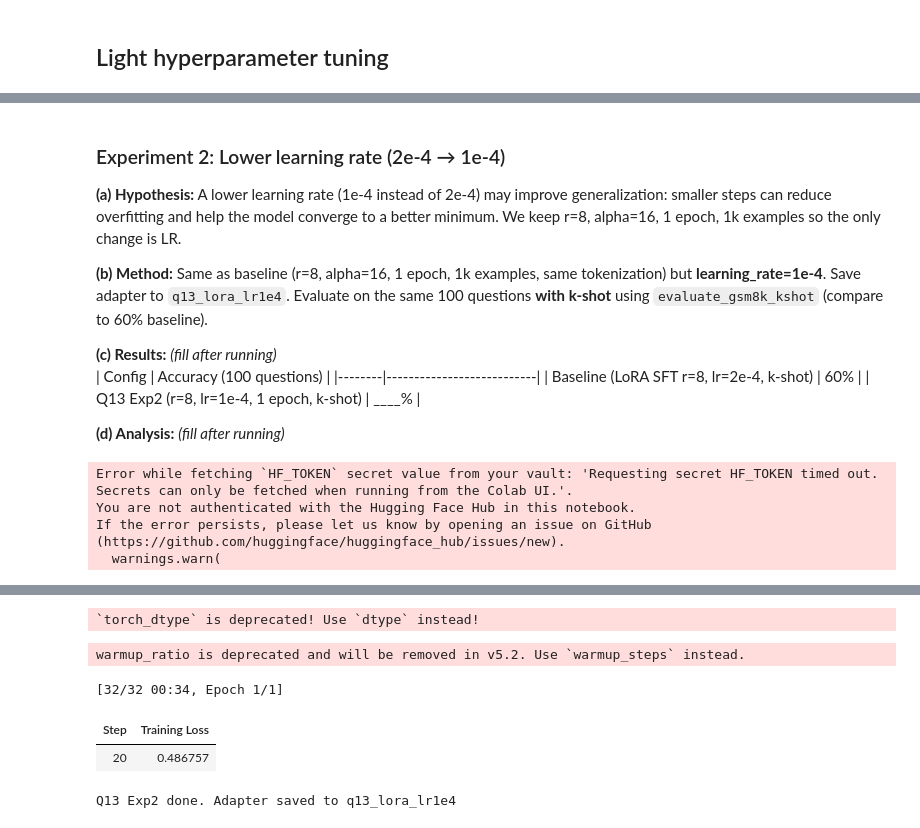
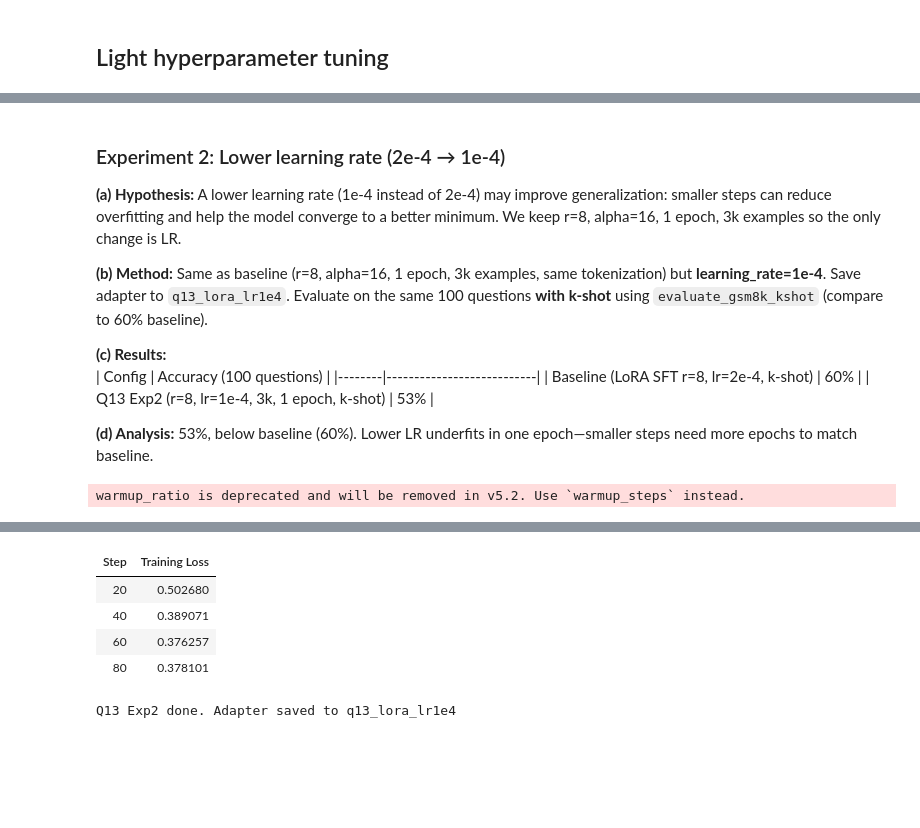
Before and after one commit to k-aryaman/llm-math-finetuning, a Jupyter notebook: main.ipynb, the cells around one changed output, grey strips where cells are left out. Saved outputs shown, nothing was run; the diff lists cells and outputs as text; code cells hidden in the pictures; blank space fills up the shorter version.

```diff
--- a/main.ipynb
+++ b/main.ipynb
@@ -1140,19 +1144,19 @@ print(f"Baseline (LoRA SFT r=8, k-shot): 60%  |  Q13 Exp1 (r=16, k-shot): {acc_q
 # %% [markdown]
 ### Experiment 2: Lower learning rate (2e-4 → 1e-4)
 
-**(a) Hypothesis:** A lower learning rate (1e-4 instead of 2e-4) may improve generalization: smaller steps can reduce overfitting and help the model converge to a better minimum. We keep r=8, alpha=16, 1 epoch, 1k examples so the only change is LR.
+**(a) Hypothesis:** A lower learning rate (1e-4 instead of 2e-4) may improve generalization: smaller steps can reduce overfitting and help the model converge to a better minimum. We keep r=8, alpha=16, 1 epoch, 3k examples so the only change is LR.
 
-**(b) Method:** Same as baseline (r=8, alpha=16, 1 epoch, 1k examples, same tokenization) but **learning_rate=1e-4**. Save adapter to `q13_lora_lr1e4`. Evaluate on the same 100 questions **with k-shot** using `evaluate_gsm8k_kshot` (compare to 60% baseline).
+**(b) Method:** Same as baseline (r=8, alpha=16, 1 epoch, 3k examples, same tokenization) but **learning_rate=1e-4**. Save adapter to `q13_lora_lr1e4`. Evaluate on the same 100 questions **with k-shot** using `evaluate_gsm8k_kshot` (compare to 60% baseline).
 
-**(c) Results:** *(fill after running)*
+**(c) Results:**
 | Config | Accuracy (100 questions) |
 |--------|---------------------------|
 | Baseline (LoRA SFT r=8, lr=2e-4, k-shot) | 60% |
-| Q13 Exp2 (r=8, lr=1e-4, 1 epoch, k-shot) | ____% |
+| Q13 Exp2 (r=8, lr=1e-4, 3k, 1 epoch, k-shot) | 53% |
 
-**(d) Analysis:** *(fill after running)*
+**(d) Analysis:** 53%, below baseline (60%). Lower LR underfits in one epoch—smaller steps need more epochs to match baseline.
 # %%
-# Q13 Experiment 2: Train LoRA with lower LR (r=8, alpha=16, lr=1e-4, 1 epoch, 1k examples) — self-contained
+# Q13 Experiment 2: Train LoRA with lower LR (r=8, alpha=16, lr=1e-4, 1 epoch, 3k examples) — self-contained
 import torch
 from datasets import load_dataset
 from transformers import AutoModelForCausalLM, AutoTokenizer, Trainer, TrainingArguments
@@ -1183,7 +1187,7 @@ It is CRUCIAL that you follow the format EXACTLY. The answer must be provided in
 Please double-check that the format of the answer is "#### <integer>" ONLY.
 """
 
-gsm8k_train_1k = load_dataset("openai/gsm8k", "main", split="train").select(range(1000))
+gsm8k_train_3k = load_dataset("openai/gsm8k", "main", split="train").select(range(3000))
 tokenizer = AutoTokenizer.from_pretrained(MODEL_NAME)
 if tokenizer.pad_token is None:
     tokenizer.pad_token = tokenizer.eos_token
@@ -1217,7 +1221,7 @@ def collate_fn(batch):
         attention_mask.append([1] * len(ids) + [0] * pad_len)
     return {"input_ids": torch.tensor(input_ids), "labels": torch.tensor(labels), "attention_mask": torch.tensor(attention_mask)}
 
-train_ds_lr = gsm8k_train_1k.map(tokenize_sft_q13, remove_columns=gsm8k_train_1k.column_names, desc="Tokenize Q13 lr1e4")
+train_ds_lr = gsm8k_train_3k.map(tokenize_sft_q13, remove_columns=gsm8k_train_3k.column_names, desc="Tokenize Q13 lr1e4 (3k)")
 # On MPS (Mac), mixed precision requires PyTorch >= 2.6 (bf16) or >= 2.8 (fp16 grad scaler). Use float16 model only (no AMP) to save memory.
 use_mps = torch.backends.mps.is_available()
 use_bf16 = not use_mps
@@ -1240,7 +1244,4 @@ trainer_lr.save_model(OUTPUT_DIR_Q13_LR1E4)
 tokenizer.save_pretrained(OUTPUT_DIR_Q13_LR1E4)
 print(f"Q13 Exp2 done. Adapter saved to {OUTPUT_DIR_Q13_LR1E4}")
 # %% [output]
-Error while fetching `HF_TOKEN` secret value from your vault: 'Requesting secret HF_TOKEN timed out. Secrets can only be fetched when running from the Colab UI.'.
-You are not authenticated with the Hugging Face Hub in this notebook.
-If the error persists, please let us know by opening an issue on GitHub (https://github.com/huggingface/huggingface_hub/issues/new).
-  warnings.warn(
+warmup_ratio is deprecated and will be removed in v5.2. Use `warmup_steps` instead.
@@ -1249,9 +1249,9 @@ WARNING:huggingface_hub.utils._http:Warning: You are sending unauthenticated req
+| Step | Training Loss |
+| 20 | 0.502680 |
+| 40 | 0.389071 |
+| 60 | 0.376257 |
+| 80 | 0.378101 |
-`torch_dtype` is deprecated! Use `dtype` instead!
+Q13 Exp2 done. Adapter saved to q13_lora_lr1e4
-warmup_ratio is deprecated and will be removed in v5.2. Use `warmup_steps` instead.
-[32/32 00:34, Epoch 1/1]
-| Step | Training Loss |
-| 20 | 0.486757 |
-Q13 Exp2 done. Adapter saved to q13_lora_lr1e4
 # %%
 # Q13 Exp2: Evaluate lr=1e-4 adapter on same 100 questions WITH k-shot (compare to 60% baseline)
 from transformers import AutoModelForCausalLM, AutoTokenizer
```
Also changed, not shown: parts of 6 cells of this notebook.
